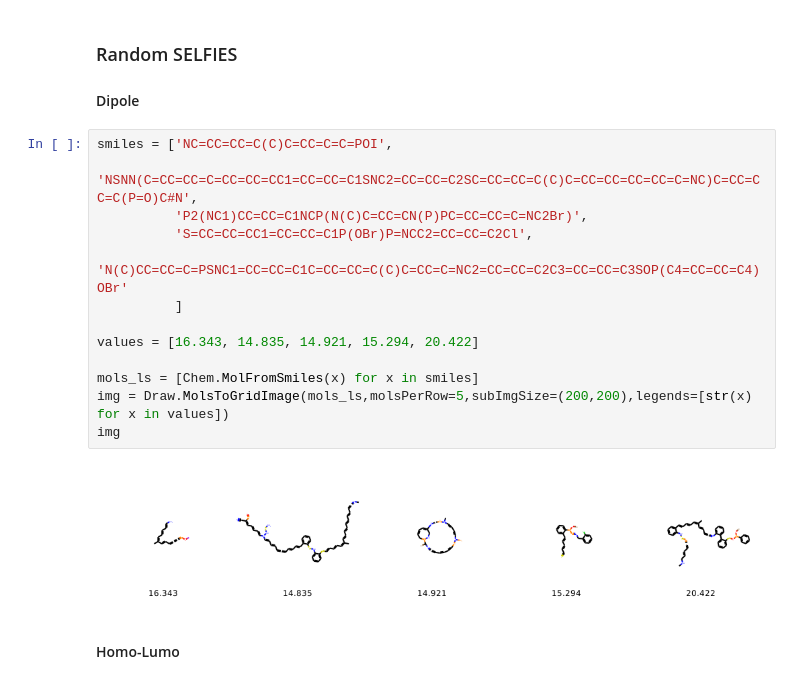
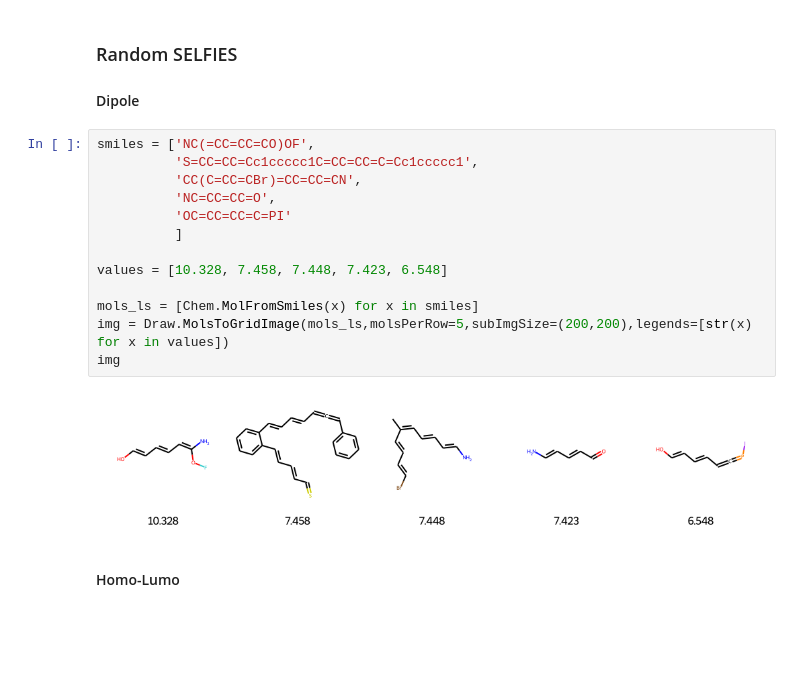
Before and after one commit to aspuru-guzik-group/Tartarus, a Jupyter notebook: mols_jupyter/hce.ipynb, the cells around one changed output. Drawn from its saved outputs; the diff is of its cells as text; blank space fills up the shorter version.

```diff
--- a/mols_jupyter/hce.ipynb
+++ b/mols_jupyter/hce.ipynb
@@ -22,21 +22,21 @@ img
 # %% [markdown]
 ### Random SELFIES
 #### Dipole
-# %%
-smiles = ['NC=CC=CC=C(C)C=CC=C=C=POI',
-          'NSNN(C=CC=CC=C=CC=CC=CC1=CC=CC=C1SNC2=CC=CC=C2SC=CC=CC=C(C)C=CC=CC=CC=CC=C=NC)C=CC=CC=C(P=O)C#N',
-          'P2(NC1)CC=CC=C1NCP(N(C)C=CC=CN(P)PC=CC=CC=C=NC2Br)',
-          'S=CC=CC=CC1=CC=CC=C1P(OBr)P=NCC2=CC=CC=C2Cl',
-          'N(C)CC=CC=C=PSNC1=CC=CC=C1C=CC=CC=C(C)C=CC=C=NC2=CC=CC=C2C3=CC=CC=C3SOP(C4=CC=CC=C4)OBr'
-          ]
-
-values = [16.343, 14.835, 14.921, 15.294, 20.422]
-
-mols_ls = [Chem.MolFromSmiles(x) for x in smiles]
-img = Draw.MolsToGridImage(mols_ls,molsPerRow=5,subImgSize=(200,200),legends=[str(x) for x in values])
-img
-# %% [output]
-[figure, removed]
+# %%
+smiles = ['NC(=CC=CC=CO)OF',
+          'S=CC=CC=Cc1ccccc1C=CC=CC=C=Cc1ccccc1',
+          'CC(C=CC=CBr)=CC=CC=CN',
+          'NC=CC=CC=O',
+          'OC=CC=CC=C=PI'
+          ]
+
+values = [10.328, 7.458, 7.448, 7.423, 6.548]
+
+mols_ls = [Chem.MolFromSmiles(x) for x in smiles]
+img = Draw.MolsToGridImage(mols_ls,molsPerRow=5,subImgSize=(200,200),legends=[str(x) for x in values])
+img
+# %% [output]
+[figure, added]
 # %% [markdown]
 #### Homo-Lumo
 # %%
```
Also changed, not shown: parts of 5 cells of this notebook.
